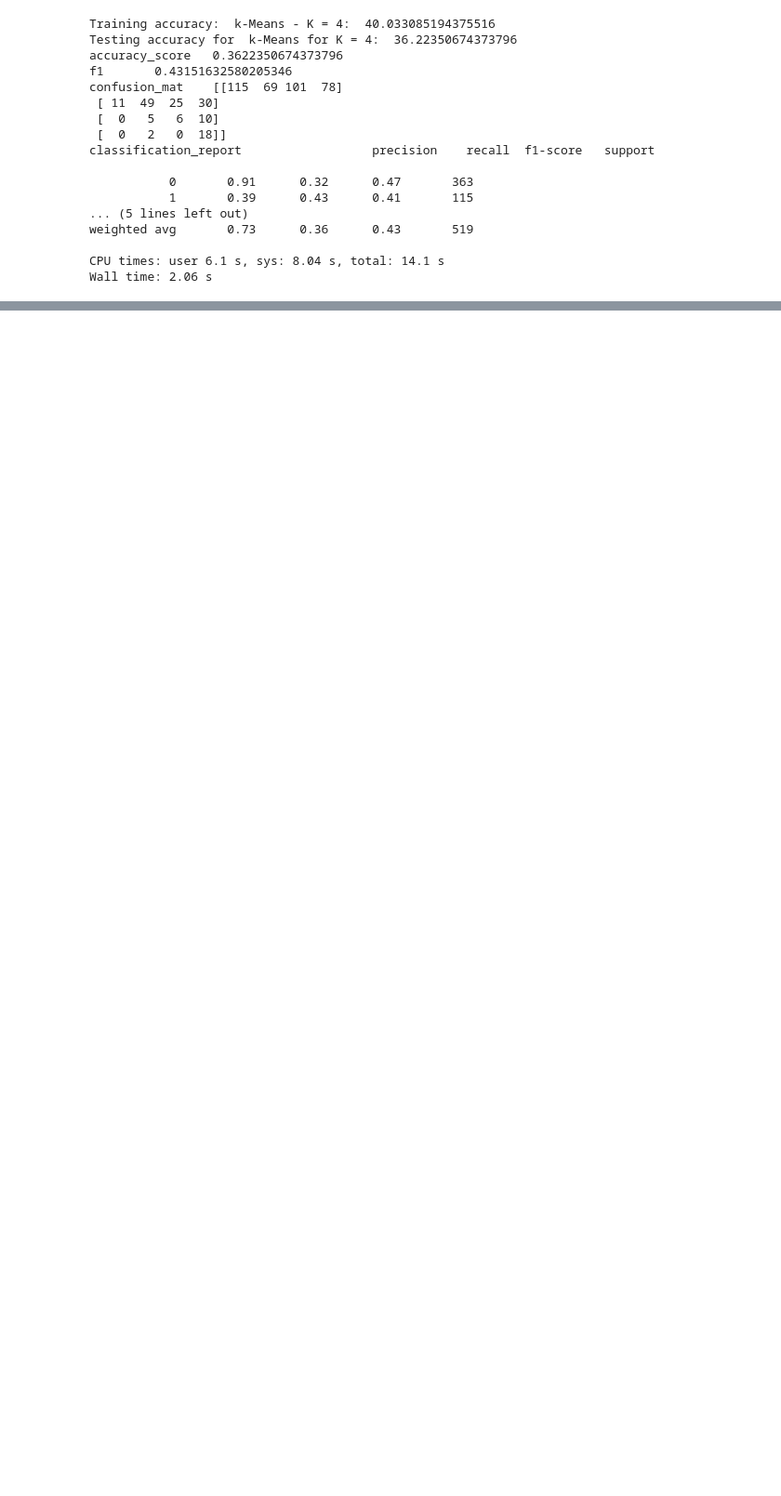
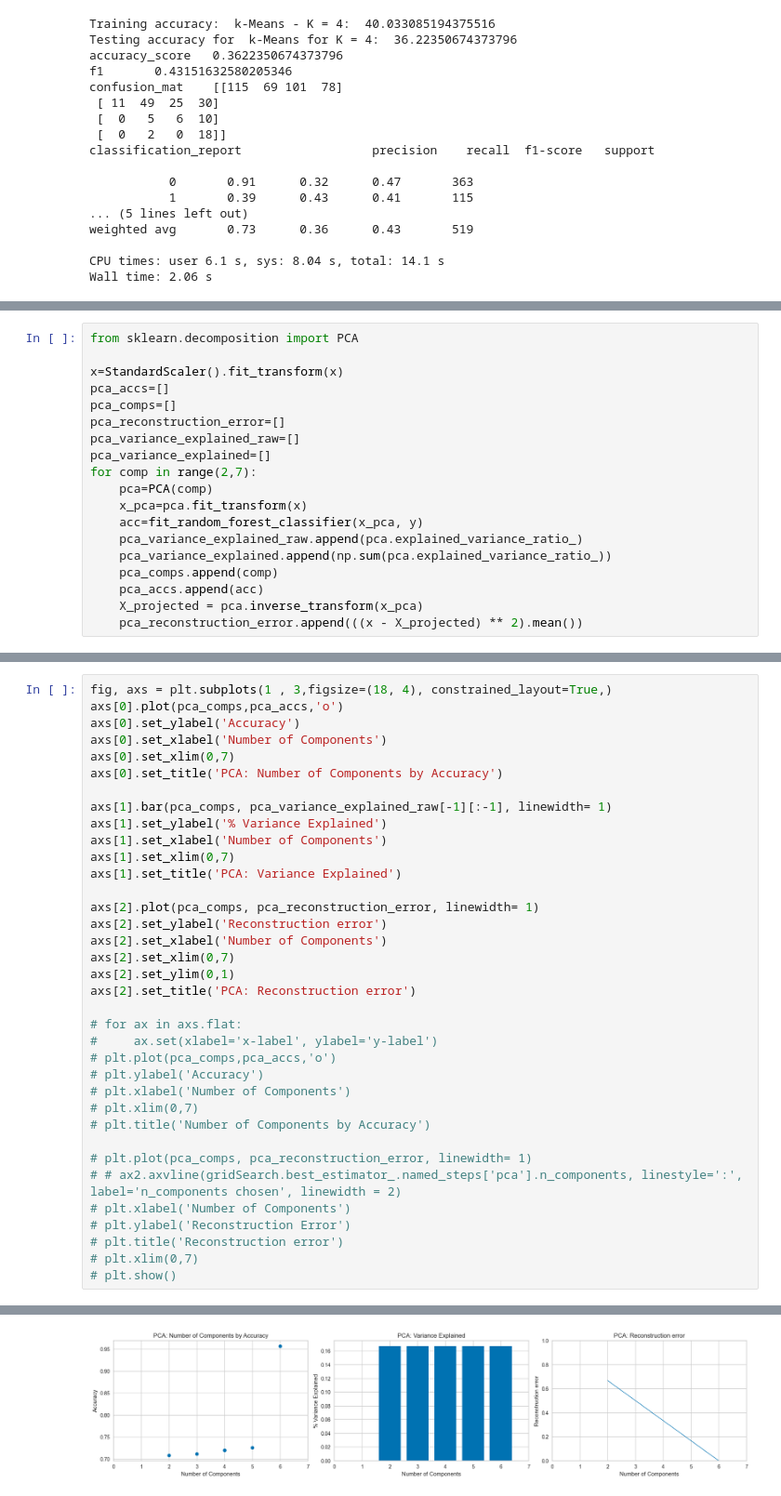
Before and after one commit to fonylew/machine-learning, a Jupyter notebook: unsupervised_learning/car_clustering.ipynb, the cells around one changed output, grey strips where cells are left out. Shown at 93% size. Cells and saved outputs as stored; diff of their text form; blank space fills up the shorter version.

Commit message:
A3 finished step2

```diff
--- a/unsupervised_learning/car_clustering.ipynb
+++ b/unsupervised_learning/car_clustering.ipynb
@@ -261,0 +280,19 @@ Wall time: 2.06 s
+# %%
+from sklearn.decomposition import PCA
+
+x=StandardScaler().fit_transform(x)
+pca_accs=[]
+pca_comps=[]
+pca_reconstruction_error=[]
+pca_variance_explained_raw=[]
+pca_variance_explained=[]
+for comp in range(2,7):
+    pca=PCA(comp)
+    x_pca=pca.fit_transform(x)
+    acc=fit_random_forest_classifier(x_pca, y)
+    pca_variance_explained_raw.append(pca.explained_variance_ratio_)
+    pca_variance_explained.append(np.sum(pca.explained_variance_ratio_))
+    pca_comps.append(comp)
+    pca_accs.append(acc)
+    X_projected = pca.inverse_transform(x_pca)
+    pca_reconstruction_error.append(((x - X_projected) ** 2).mean())
@@ -261,0 +304,37 @@ Wall time: 2.06 s
+# %%
+fig, axs = plt.subplots(1 , 3,figsize=(18, 4), constrained_layout=True,)
+axs[0].plot(pca_comps,pca_accs,'o')
+axs[0].set_ylabel('Accuracy')
+axs[0].set_xlabel('Number of Components')
+axs[0].set_xlim(0,7)
+axs[0].set_title('PCA: Number of Components by Accuracy')
+
+axs[1].bar(pca_comps, pca_variance_explained_raw[-1][:-1], linewidth= 1)
+axs[1].set_ylabel('% Variance Explained')
+axs[1].set_xlabel('Number of Components')
+axs[1].set_xlim(0,7)
+axs[1].set_title('PCA: Variance Explained')
+
+axs[2].plot(pca_comps, pca_reconstruction_error, linewidth= 1)
+axs[2].set_ylabel('Reconstruction error')
+axs[2].set_xlabel('Number of Components')
+axs[2].set_xlim(0,7)
+axs[2].set_ylim(0,1)
+axs[2].set_title('PCA: Reconstruction error')
+
+# for ax in axs.flat:
+#     ax.set(xlabel='x-label', ylabel='y-label')
+# plt.plot(pca_comps,pca_accs,'o')
+# plt.ylabel('Accuracy')
+# plt.xlabel('Number of Components')
+# plt.xlim(0,7)
+# plt.title('Number of Components by Accuracy')
+
+# plt.plot(pca_comps, pca_reconstruction_error, linewidth= 1)
+# # ax2.axvline(gridSearch.best_estimator_.named_steps['pca'].n_components, linestyle=':', label='n_components chosen', linewidth = 2)
+# plt.xlabel('Number of Components')
+# plt.ylabel('Reconstruction Error')
+# plt.title('Reconstruction error')
+# plt.xlim(0,7)
+# plt.show()
+# %% [output]
@@ -261,0 +342 @@ Wall time: 2.06 s
+[figure, added]
```
Also changed, not shown: parts of 23 cells of this notebook, 2 other files.
